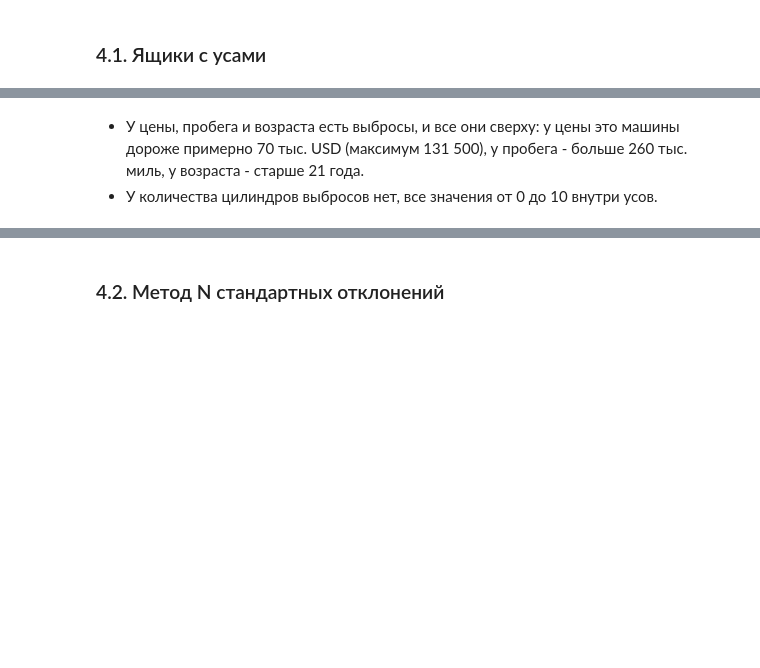
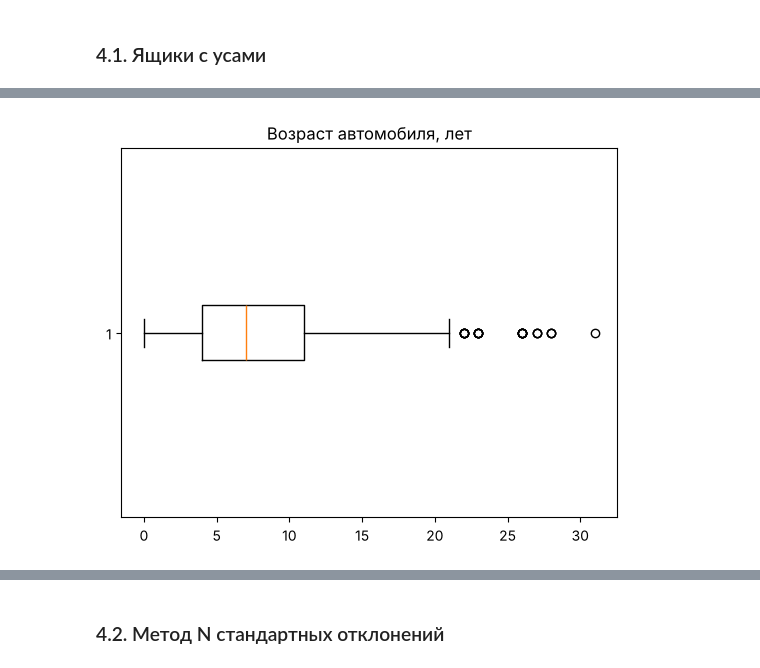
Before and after one commit to pavchundg/project-andan, a Jupyter notebook: Проект_анализ_цен_автомобилей.ipynb, the cells around one changed output, grey strips where cells are left out. Drawn from its saved outputs; the diff is of its cells as text; code cells hidden in the pictures; blank space fills up the shorter version.

```diff
--- a/Проект_анализ_цен_автомобилей.ipynb
+++ b/Проект_анализ_цен_автомобилей.ipynb
@@ -168,3 +143,6 @@ for col in num_cols:
-# %% [markdown]
-- У цены, пробега и возраста есть выбросы, и все они сверху: у цены это машины дороже примерно 70 тыс. USD (максимум 131 500), у пробега - больше 260 тыс. миль, у возраста - старше 21 года.
-- У количества цилиндров выбросов нет, все значения от 0 до 10 внутри усов.
+# %%
+plt.boxplot(df_clean['Возраст автомобиля, лет'], orientation='horizontal')
+plt.title('Возраст автомобиля, лет')
+plt.show()
+# %% [output]
+[figure, added]
```
Also changed, not shown: parts of 128 cells of this notebook, 2 other files.
